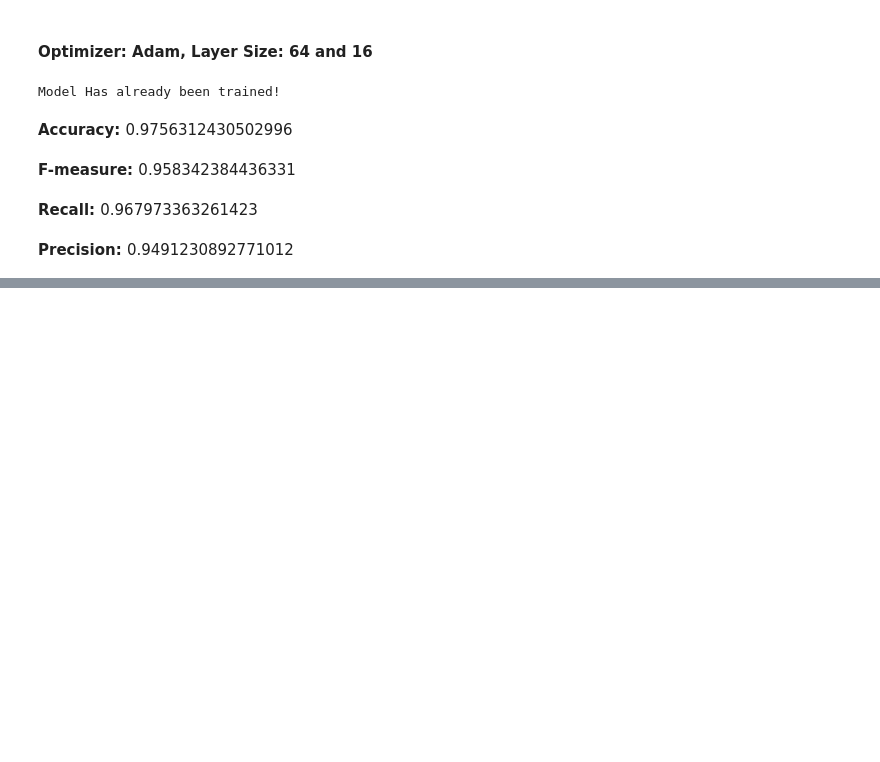
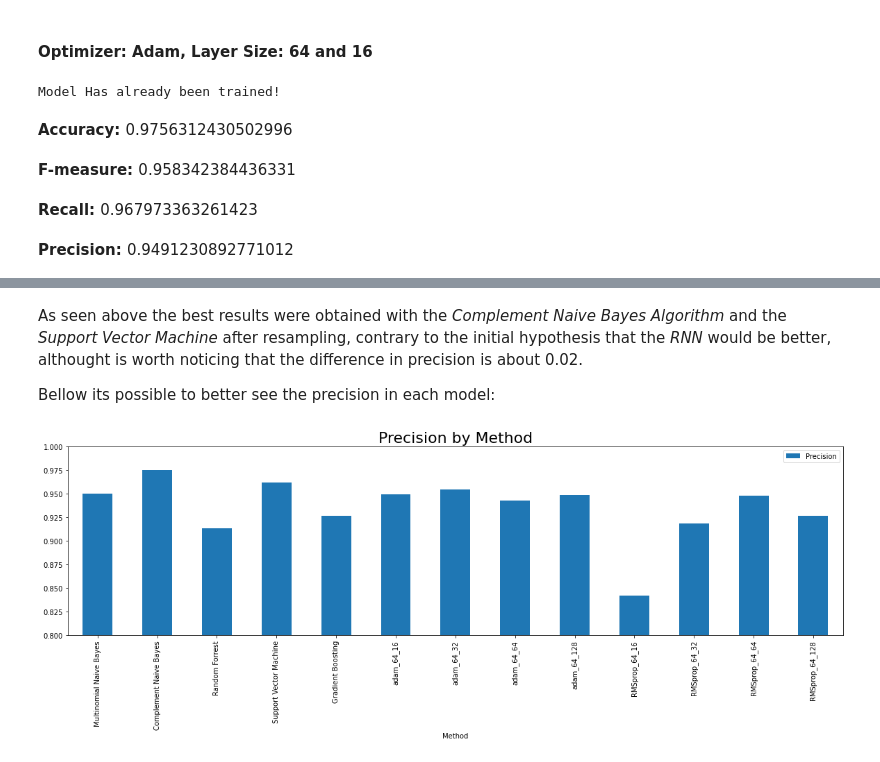
Before and after one commit to RitaRez/spam-classification, a Jupyter notebook: spam_classification.ipynb, the cells around one changed output, grey strips where cells are left out. Saved outputs shown, nothing was run; the diff lists cells and outputs as text; code cells hidden in the pictures; blank space fills up the shorter version.

```diff
--- a/spam_classification.ipynb
+++ b/spam_classification.ipynb
@@ -834,0 +757,14 @@ After comparing all the methods using multiple metrics with cross-validation we
+# %% [markdown]
+As seen above the best results were obtained with the *Complement Naive Bayes Algorithm* and the *Support Vector Machine* after resampling, contrary to the initial hypothesis that the *RNN* would be better, althought is worth noticing that the difference in precision is about 0.02.
+
+Bellow its possible to better see the precision in each model:
+# %%
+plt.rcParams["figure.figsize"] = (20,5)
+fig = df.plot(x ='Method', y='Precision', kind = 'bar')
+plt.title('Precision by Method', fontsize=22)
+
+plt.ylim(0.8, 1.0)
+
+plt.show()
+# %% [output]
+[figure, added]
```
Also changed, not shown: parts of 103 cells of this notebook, 2 other files.
